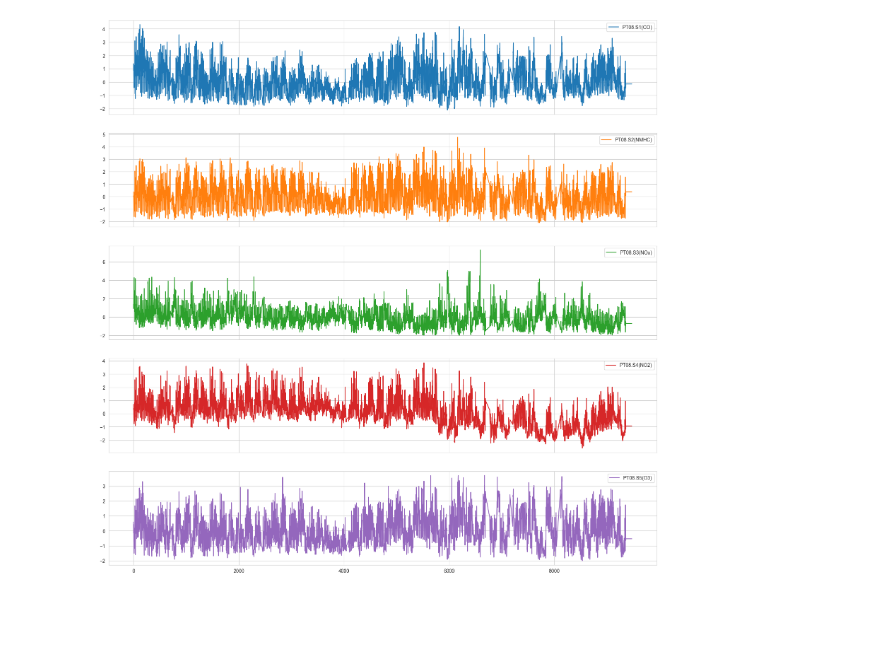
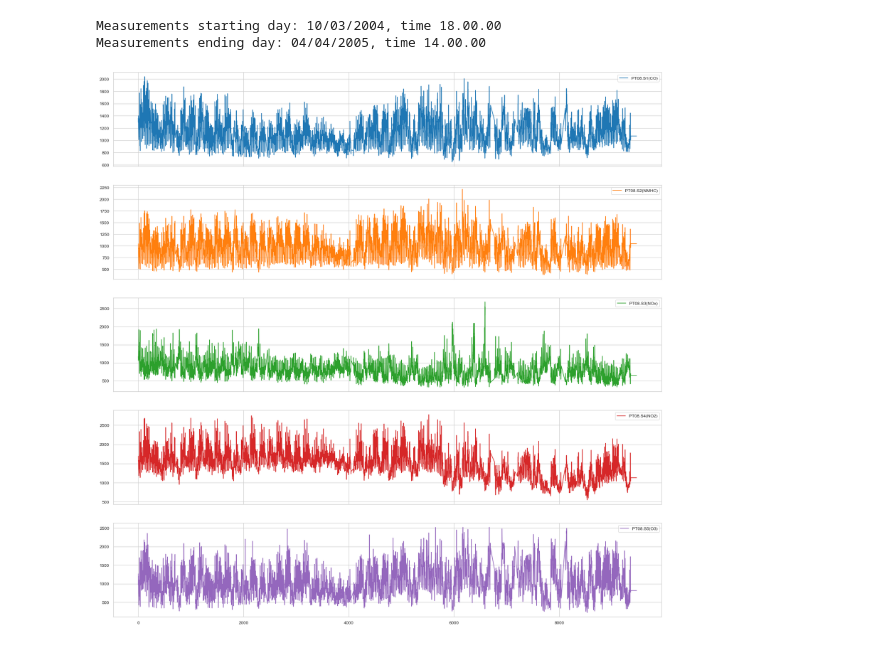
Before and after one commit to FabriDeCastelli/ISPR-23-24, a Jupyter notebook: assignment1/solution.ipynb, the cells around one changed output. Cells and saved outputs as stored; diff of their text form; code cells hidden in the pictures; blank space fills up the shorter version.

```diff
--- a/assignment1/solution.ipynb
+++ b/assignment1/solution.ipynb
@@ -23,12 +54,33 @@ dtype: int64
 # %%
-# for every column which has at least a missing value
-for column in df.columns[df.isin([None]).any()]:
+def imputation(dataframe):
+    """
+    Impute missing values with the mean of the previous and next value.
+    Done via linear interpolation.
 
-    # imputation: mean between next and previous value
-    df[column] = df[column].astype(float).interpolate()
+    :param dataframe: the dataframe to impute
+    :return: the imputed dataframe
+    """
+    for column in dataframe.columns[dataframe.isin([None]).any()]:
+        dataframe[column] = dataframe[column].astype(float).interpolate()
+    return dataframe
 
-    # assert that there are no missing values
-    df[column] = (df[column] - df[column].mean()) / df[column].std()
+def standardization(dataframe):
+    """
+    Standardize the dataframe.
+
+    :param dataframe: the dataframe to standardize
+    :return: the standardized dataframe
+    """
+    for column in dataframe.columns:
+        dataframe[column] = dataframe[column].astype(float)
+        dataframe[column] = (dataframe[column] - dataframe[column].mean()) / dataframe[column].std()
+    return dataframe
+
+sensors = imputation(sensors)
+# sensors = standardization(sensors)
+ground_truths = imputation(ground_truths)
+ground_truths = standardization(ground_truths)
 
 # assert that there are no missing values
-assert df.isin([None]).sum().sum() == 0
+assert sensors.isin([None]).sum().sum() == 0
+assert ground_truths.isin([None]).sum().sum() == 0
@@ -35,5 +90,13 @@ assert df.isin([None]).sum().sum() == 0
+# %%
+print(f'Measurements starting day: {df["Date"].iloc[df["Date"].first_valid_index()]}, '
+      f'time {df["Time"].iloc[df["Time"].first_valid_index()]}')
+print(f'Measurements ending day: {df["Date"].iloc[df["Date"].last_valid_index()]}, '
+        f'time {df["Time"].iloc[df["Time"].last_valid_index()]}')
+# %% [output]
+Measurements starting day: 10/03/2004, time 18.00.00
+Measurements ending day: 04/04/2005, time 14.00.00
 # %%
-df.plot(subplots=True, figsize=(20, 20))
+sensors.plot(subplots=True, figsize=(20, 20))
 plt.show()
 # %% [output]
-[figure, old version]
+[figure, new version]
```
Also changed, not shown: parts of 13 cells of this notebook.
